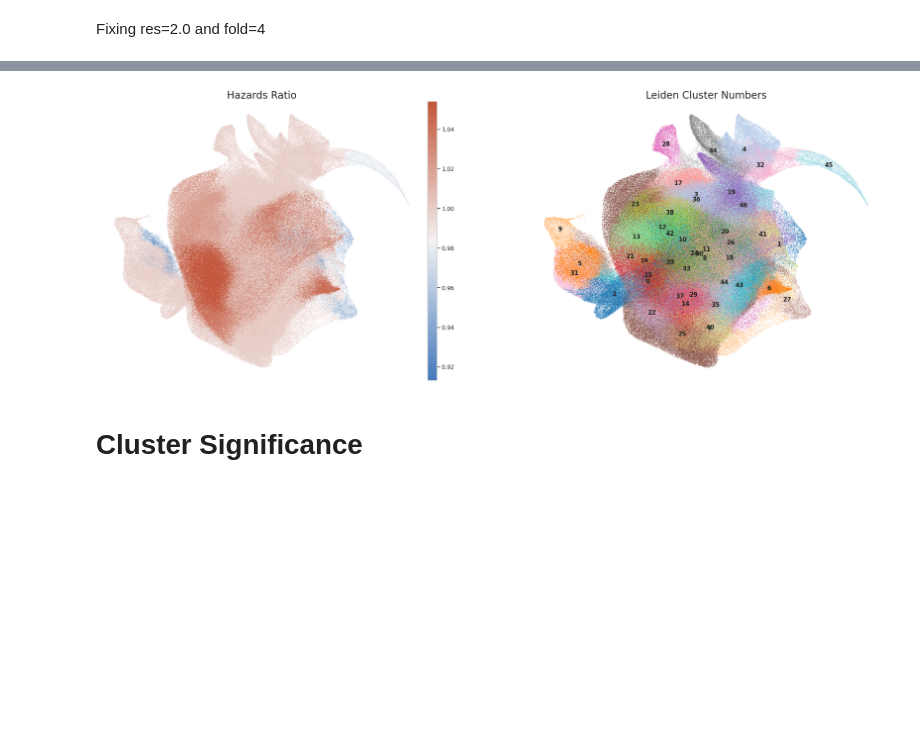
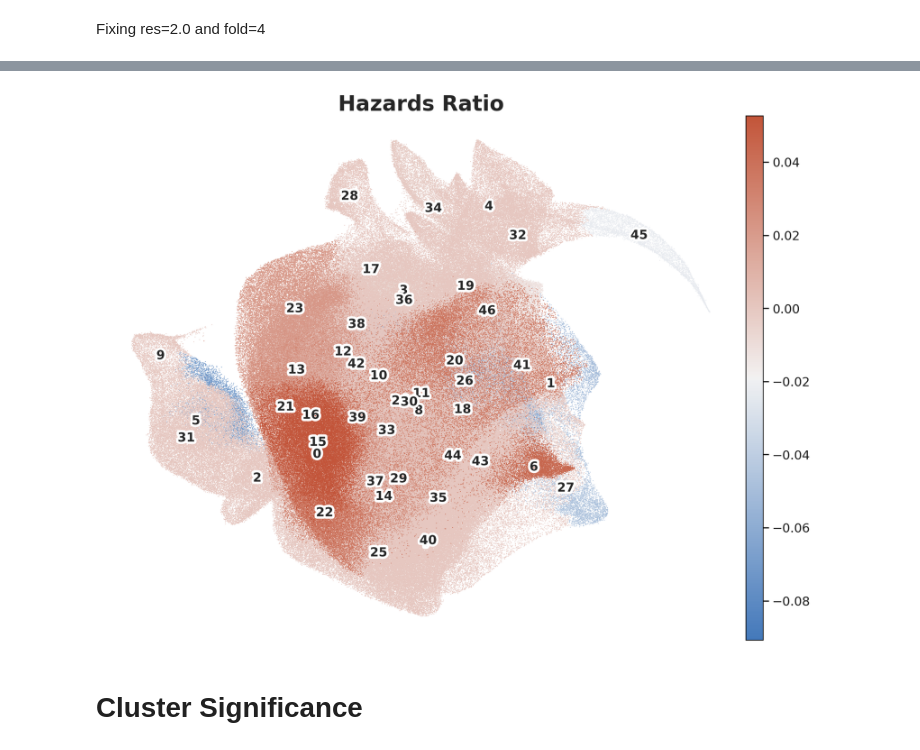
Before and after one commit to FarzanehSeyedshahi/Histomorphological-Phenotype-Learning, a Jupyter notebook: workflow/survival_figures.ipynb, the cells around one changed output, grey strips where cells are left out. Cells and saved outputs as stored; diff of their text form; code cells hidden in the pictures; blank space fills up the shorter version.

```diff
--- a/workflow/survival_figures.ipynb
+++ b/workflow/survival_figures.ipynb
@@ -322,0 +358,7 @@ df_std = cis_df.groupby(['Leiden Resolution']).std().drop('Fold', axis=1).apply(
+# %%
+fold = 4
+resolution = '2p0'
+meta_folder = '750K'
+temp = pd.read_csv('{}/results/BarlowTwins_3/{}/h224_w224_n3_zdim128/{}/survival_csvs/clr_leiden_{}_fold{}_test_metadata.csv'.format(main_path, dataset, meta_folder , resolution, fold), index_col=0)
+temp = temp[temp['Meso_type'] != 1]
+temp['os_event_ind'].value_counts()
@@ -322,0 +503,7 @@ df_std = cis_df.groupby(['Leiden Resolution']).std().drop('Fold', axis=1).apply(
+# %%
+# making voilin plot from additional scores.
+plt.figure(figsize=(5,5))
+sns.set(style="darkgrid")
+sns.boxplot(data=cis_df, x="Leiden Resolution", y="Additional", linewidth=2.5, palette='Set2')
+# sns.violinplot(data=cis_df, x='Leiden Resolution', y='Test', inner='quartile', color='skyblue')
+# sns.violinplot(data=cis_df, x='Leiden Resolution', y='Additional', inner='quartile', color='blue')
@@ -494,25 +814,14 @@ for resolution in resolutions:
 # %%
-# fold 4
-# summary = cphs['2p0'][4].summary.reset_index()
-summary = cph.summary.reset_index()
-h5_path_adata = h5_complete_path
-meta_folder_adata = '750K'
-groupby = 'leiden_2.0'
-fold_number = 4
-# adata_train, h5ad_path = read_h5ad_reference(h5_path_adata, meta_folder_adata, groupby, fold_number)
-if os.path.isfile(h5ad_path.replace('.h5ad', '_paga.h5ad')):
-    adata_train = anndata.read_h5ad(h5ad_path.replace('.h5ad', '_paga.h5ad'))
-
-adata_train.obs['HR'] = adata_train.obs['leiden_2.0'].apply(lambda x: summary[summary['covariate'].astype(str) == str(x)]['exp(coef)'].values[0]).astype(float)
-fig = plt.figure(figsize=(28,10))
-ax1 = fig.add_subplot(121)
-sc.pl.umap(adata_train, color='HR', show=False, size=3,  frameon=False, cmap=sns.diverging_palette(250, 20, as_cmap=True), title='Hazards Ratio', ax=ax1, legend_loc='best');
-ax1.set_title('Hazards Ratio', fontsize=20)
-ax2 = fig.add_subplot(122)
-sc.pl.umap(adata_train, color='leiden_2.0', show=False, size=3,  frameon=False, title='Leiden Clusters', ax=ax2, legend_loc='on data', palette='tab20');
-ax2.set_title('Leiden Cluster Numbers', fontsize=20)
+fig = plt.figure(figsize=(13,10))
+ax1 = fig.add_subplot(111)
+sc.set_figure_params(fontsize=13)
+sc.pl.umap(adata_train, color='HR', show=False, size=3,  frameon=False, cmap=sns.diverging_palette(250, 20, as_cmap=True), title='Hazards Ratio', ax=ax1);
+# ax2 = fig.add_subplot(122)
+sc.pl.umap(adata_train, color='leiden_2.0', show=False, size=3,  frameon=False, title='Leiden Clusters', ax=ax1, legend_loc='on data', palette='tab20', alpha=0.0, legend_fontoutline = 5, legend_fontsize=13);
+# ax2.set_title('Leiden Cluster Numbers', fontsize=20)
+ax1.set_title('Hazards Ratio', fontsize=22, weight='bold');
 plt.savefig('{}/HR_leiden_clusters.png'.format(figure_path), dpi=500, bbox_inches='tight')
 # %% [output]
-[figure, old version]
+[figure, new version]
 # %% [markdown]
 # Cluster Significance
```
Also changed, not shown: parts of 19 cells of this notebook, 2 other files.
